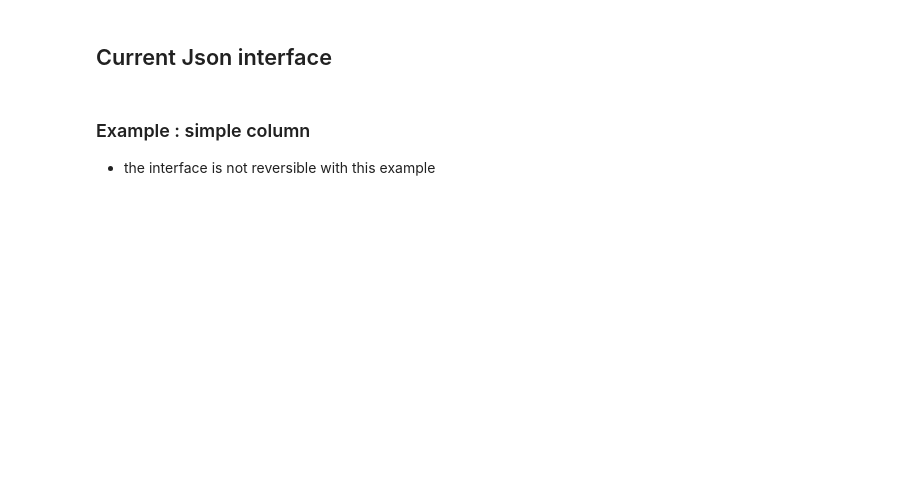
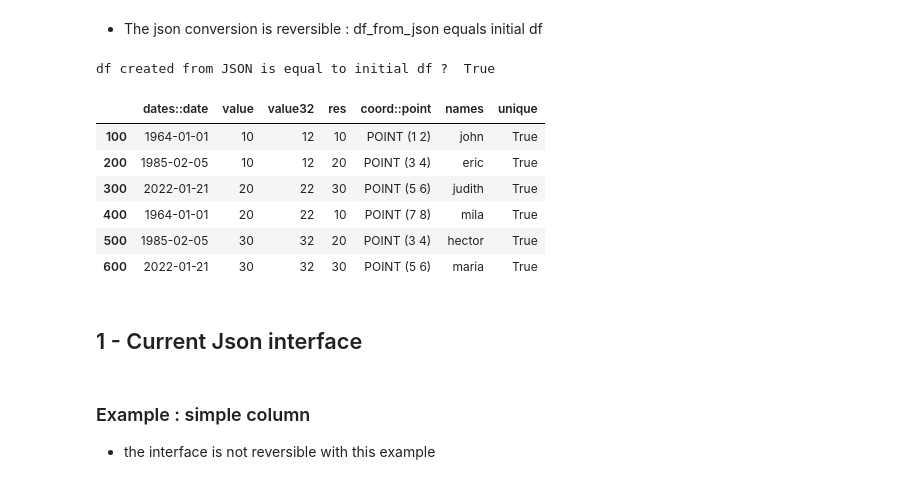
Before and after one commit to loco-philippe/NTV, a Jupyter notebook: example/example_pandas.ipynb, the cells around one changed output. Drawn from its saved outputs; the diff is of its cells as text; code cells hidden in the pictures; blank space fills up the shorter version.

```diff
--- a/example/example_pandas.ipynb
+++ b/example/example_pandas.ipynb
@@ -47,0 +87,3 @@ option = {'encode_format': 'obj', 'dicobj': {'field': 'SeriesConnec', 'tab': 'Da
+# %%
+df_json = Ntv.obj(df)
+pprint(df_json.to_obj(), compact=True, width=120)
@@ -48,5 +99,20 @@ option = {'encode_format': 'obj', 'dicobj': {'field': 'SeriesConnec', 'tab': 'Da
+# %% [markdown]
+- The json conversion is reversible : df_from_json equals initial df
+# %%
+df_from_json = df_json.to_obj(**option)
+print('df created from JSON is equal to initial df ? ', df_from_json.equals(df))
+df_from_json
+# %% [output]
+df created from JSON is equal to initial df ?  True
+|  | dates::date | value | value32 | res | coord::point | names | unique |
+| 100 | 1964-01-01 | 10 | 12 | 10 | POINT (1 2) | john | True |
+| 200 | 1985-02-05 | 10 | 12 | 20 | POINT (3 4) | eric | True |
+| 300 | 2022-01-21 | 20 | 22 | 30 | POINT (5 6) | judith | True |
+| 400 | 1964-01-01 | 20 | 22 | 10 | POINT (7 8) | mila | True |
+| 500 | 1985-02-05 | 30 | 32 | 20 | POINT (3 4) | hector | True |
+| 600 | 2022-01-21 | 30 | 32 | 30 | POINT (5 6) | maria | True |
 # %% [markdown]
-## Current Json interface
+## 1 - Current Json interface
 # %% [markdown]
 ### Example : simple column
 - the interface is not reversible with this example
```
Also changed, not shown: parts of 10 cells of this notebook, 2 other files.
